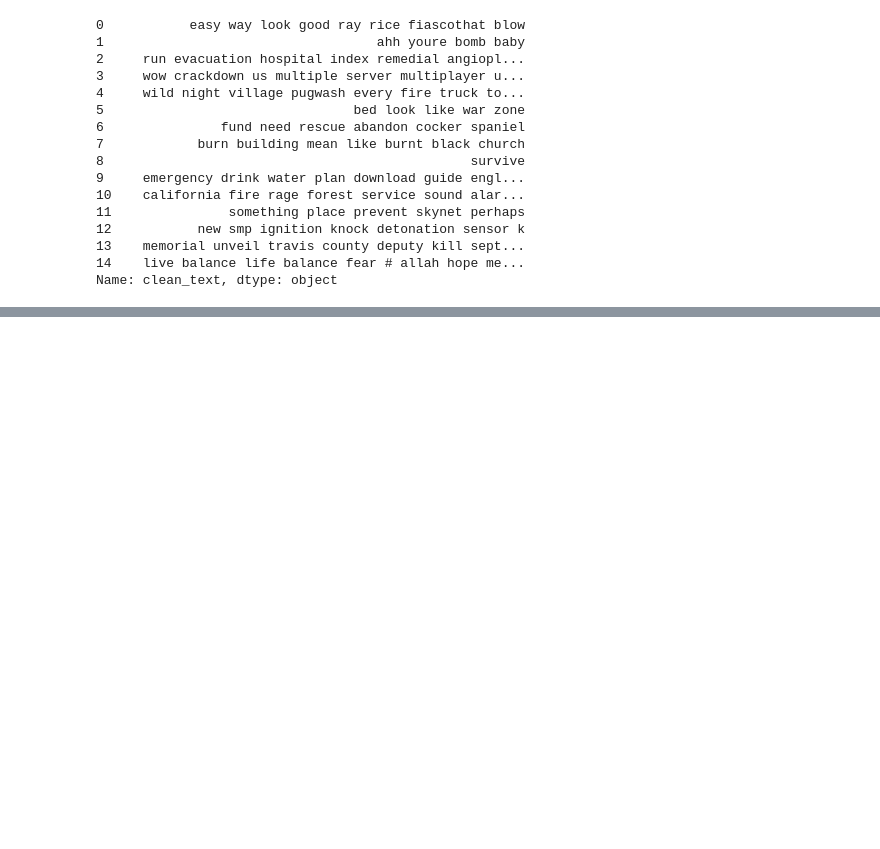
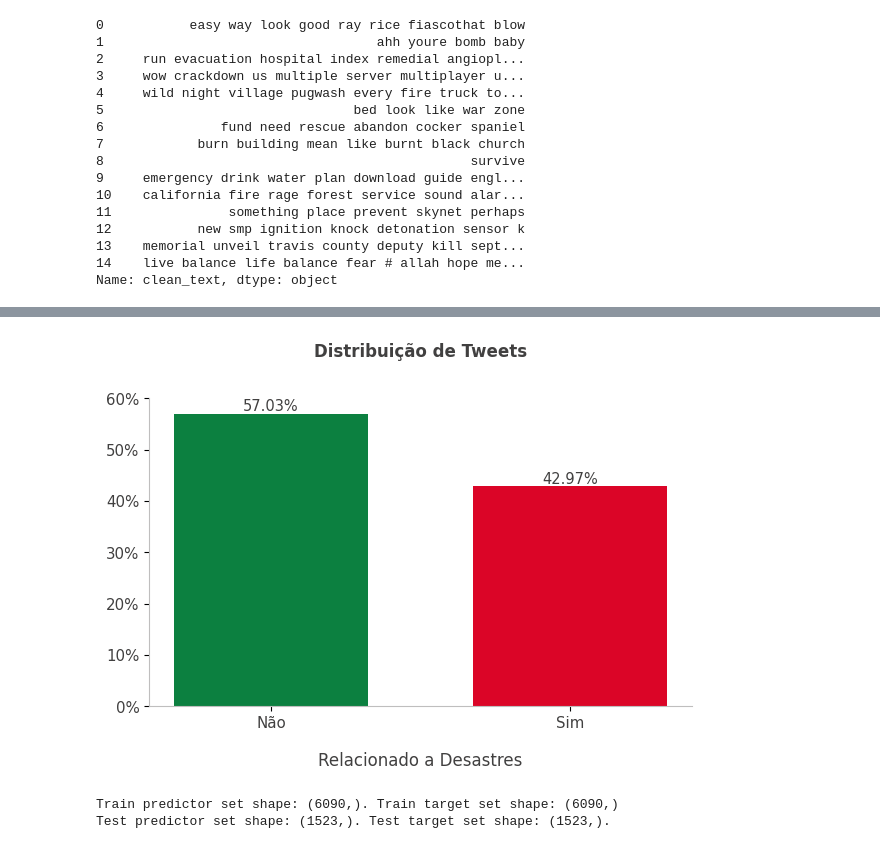
Before and after one commit to allmeidaapedro/Twitter-Disaster-Analysis, a Jupyter notebook: notebooks/modelling.ipynb, the cells around one changed output, grey strips where cells are left out. Cells and saved outputs as stored; diff of their text form; code cells hidden in the pictures; blank space fills up the shorter version.

```diff
--- a/notebooks/modelling.ipynb
+++ b/notebooks/modelling.ipynb
@@ -187,0 +229,32 @@ Name: clean_text, dtype: object
+# %%
+# Agrupando os dados.
+disaster_grouped = clean_df.groupby(['target'])[['target']].count().rename(columns={'target': 'count'}).reset_index().sort_values(by=['count'], ascending=False)
+disaster_grouped['pct'] = round(disaster_grouped['count'] / np.sum(disaster_grouped['count']) * 100, 2)
+
+# Plot e customização.
+fig, ax = plt.subplots(figsize=(7, 4))
+bars = ax.bar(x=disaster_grouped['target'], height=disaster_grouped['pct'], color=[VERDE1, VERMELHO1], width=0.65)
+for bar, pct in zip(bars, disaster_grouped['pct']):
+    ax.text(bar.get_x() + bar.get_width() / 2, bar.get_height() + 0.5, f'{pct}%', ha='center', color=CINZA2, fontsize=10.5)
+ax.set_title('Distribuição de Tweets', color=CINZA2, fontweight='bold', fontsize=12, pad=30)
+ax.set_xlabel('Relacionado a Desastres', labelpad=15, color=CINZA2, fontsize=12)
+ax.set_xticks(ticks=disaster_grouped['target'], labels=['Não', 'Sim'], color=CINZA2, fontsize=10.8)
+ax.set_yticks(ticks=np.arange(0, 61, 10), labels=['0%', '10%', '20%', '30%', '40%', '50%', '60%'] , color=CINZA2, fontsize=10.8)
+ax.spines['top'].set_visible(False)
+ax.spines['right'].set_visible(False)
+ax.spines['left'].set_color(CINZA9)
+ax.spines['bottom'].set_color(CINZA9)
+plt.show()
+# %% [output]
+[figure, added]
+# %%
+X = clean_df['clean_text']
+y = clean_df['target'].copy()
+
+X_train, X_test, y_train, y_test = train_test_split(X, y, test_size=0.2, stratify=y, random_state=42)
+
+print(f'Train predictor set shape: {X_train.shape}. Train target set shape: {y_train.shape}')
+print(f'Test predictor set shape: {X_test.shape}. Test target set shape: {y_test.shape}.')
+# %% [output]
+Train predictor set shape: (6090,). Train target set shape: (6090,)
+Test predictor set shape: (1523,). Test target set shape: (1523,).
```
Also changed, not shown: parts of 21 cells of this notebook, 2 other files.
